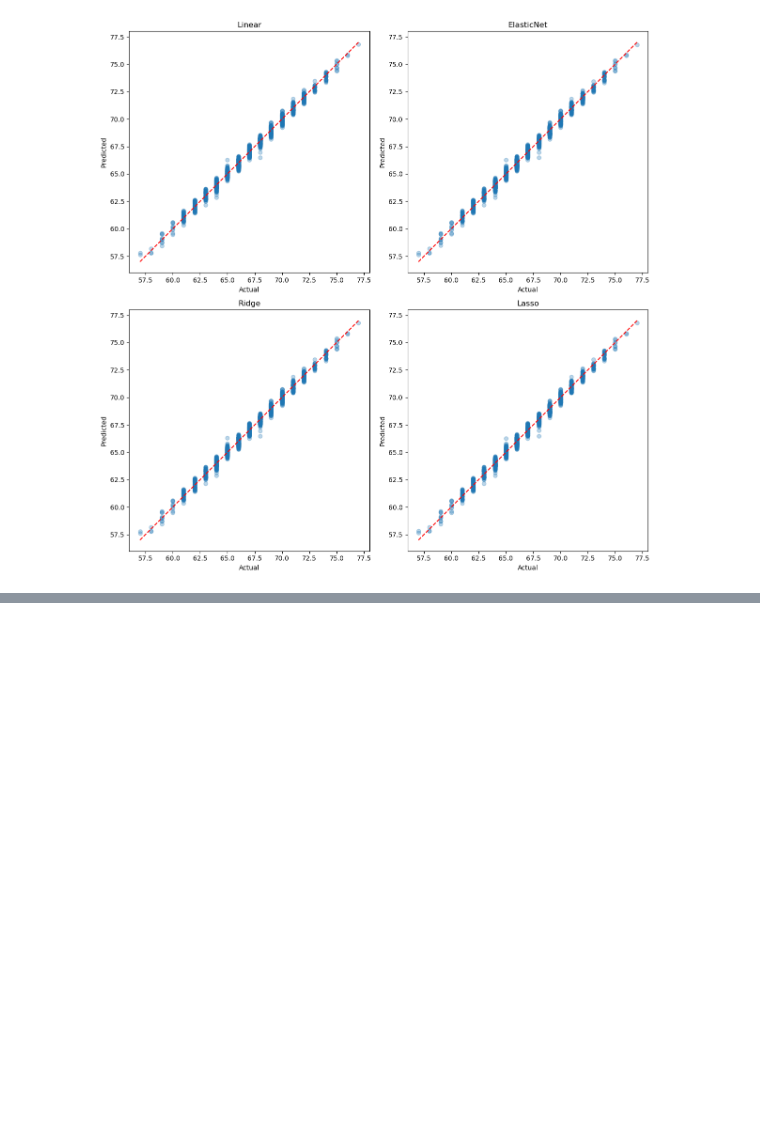
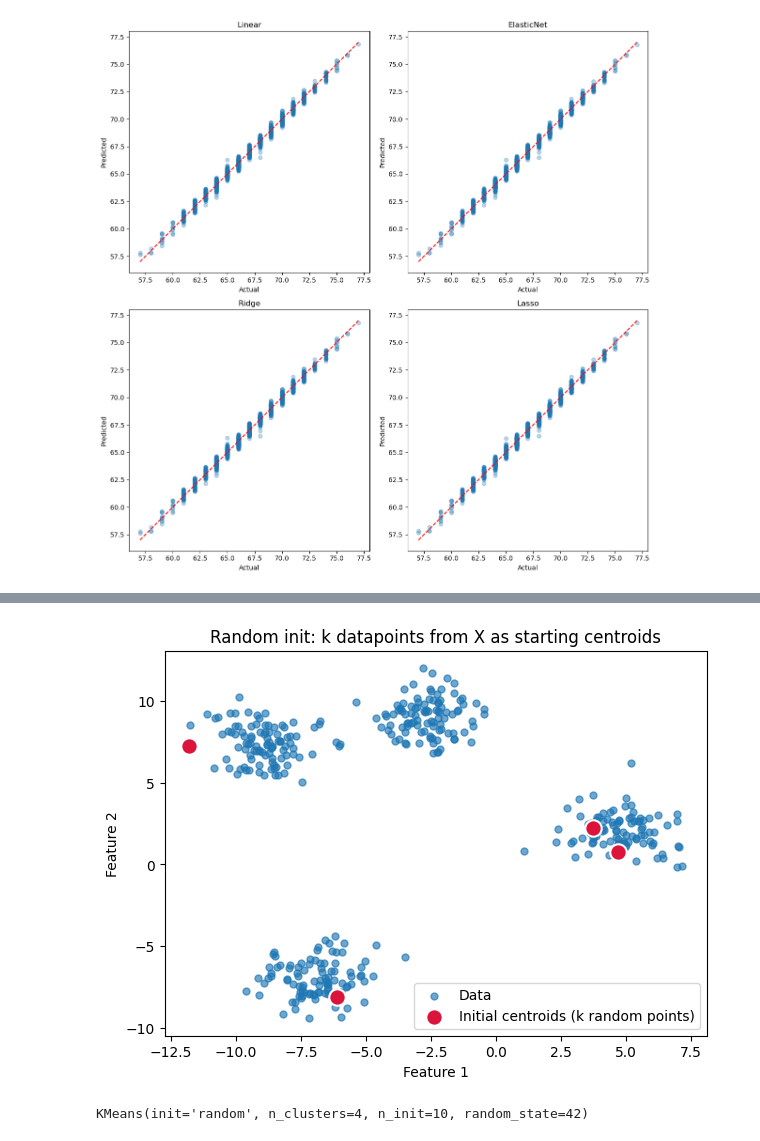
Before and after one commit to EarlClydeeee/pattern_recognition, a Jupyter notebook: student_performance.ipynb, the cells around one changed output, grey strips where cells are left out. Drawn from its saved outputs; the diff is of its cells as text; code cells hidden in the pictures; blank space fills up the shorter version.

```diff
--- a/student_performance.ipynb
+++ b/student_performance.ipynb
@@ -387,0 +411,34 @@ plt.show()
+# %%
+rng = np.random.default_rng(random_state)
+init_indices = rng.choice(X.shape[0], size=n_clusters, replace=False)
+initial_centroids = X[init_indices]
+
+plt.figure(figsize=(7, 5))
+plt.scatter(X[:, 0], X[:, 1], s=25, alpha=0.65, label="Data")
+plt.scatter(
+    initial_centroids[:, 0],
+    initial_centroids[:, 1],
+    c="crimson",
+    marker="o",
+    s=140,
+    linewidths=1.5,
+    edgecolors="white",
+    label="Initial centroids (k random points)",
+)
+plt.legend()
+plt.title("Random init: k datapoints from X as starting centroids")
+plt.xlabel("Feature 1")
+plt.ylabel("Feature 2")
+plt.show()
+
+# Same idea via sklearn: init="random" picks k distinct rows from X (up to sklearn version)
+kmeans_random = KMeans(
+    n_clusters=n_clusters,
+    init="random",
+    n_init=10,
+    random_state=random_state,
+)
+kmeans_random.fit(X)
+# %% [output]
+[figure, added]
+KMeans(init='random', n_clusters=4, n_init=10, random_state=42)
```
Also changed, not shown: parts of 2 cells of this notebook.
